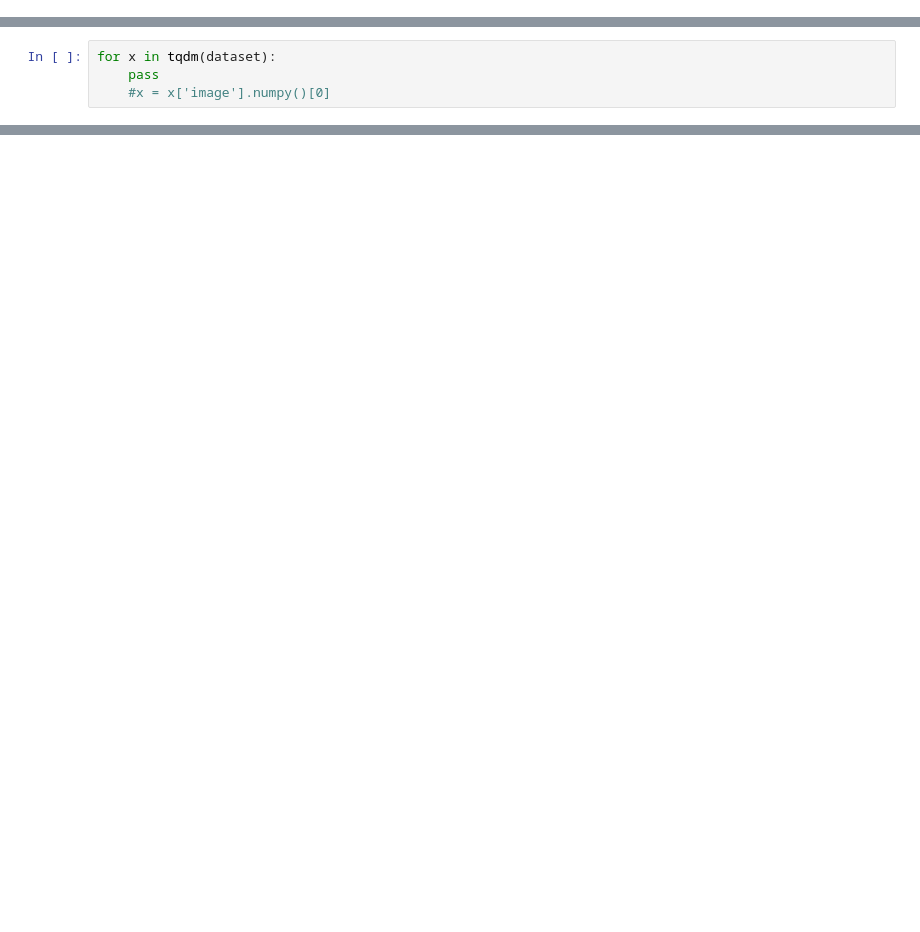
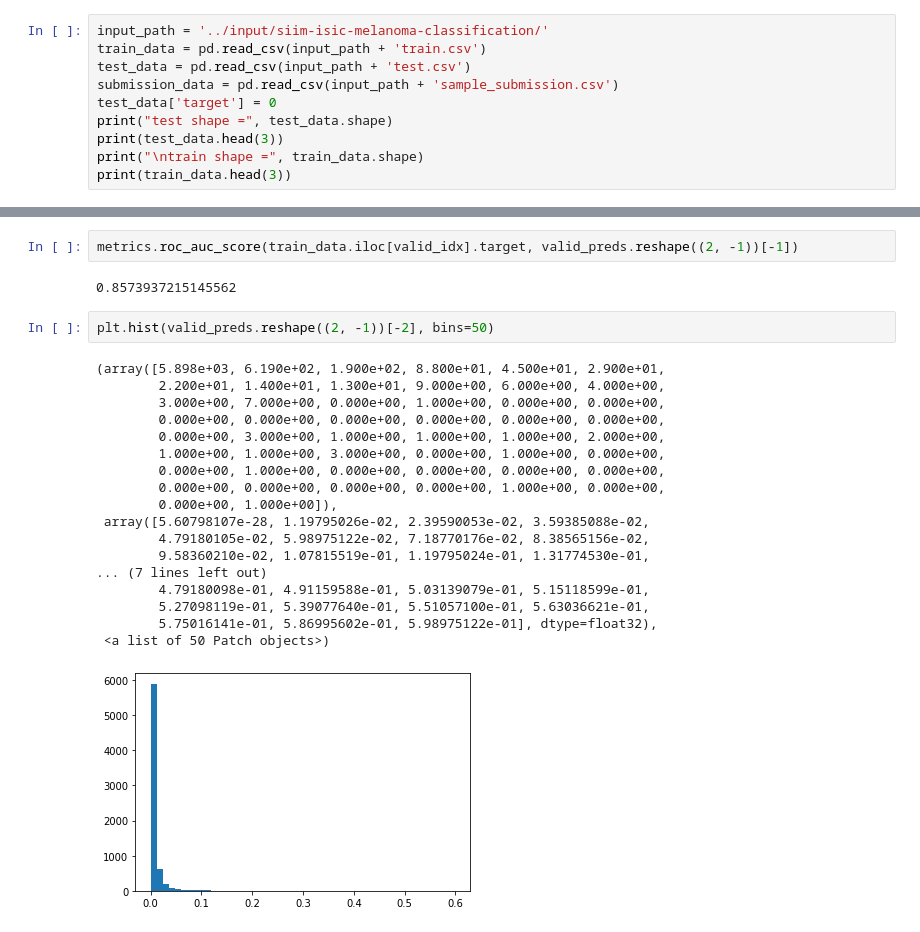
Before and after one commit to akensert/kaggle-siim-isic-melanoma-classification, a Jupyter notebook: src/main.ipynb, the cells around one changed output, grey strips where cells are left out. Drawn from its saved outputs; the diff is of its cells as text; blank space fills up the shorter version.

```diff
--- a/src/main.ipynb
+++ b/src/main.ipynb
@@ -36,0 +35,10 @@ train_data
+# %%
+input_path = '../input/siim-isic-melanoma-classification/'
+train_data = pd.read_csv(input_path + 'train.csv')
+test_data = pd.read_csv(input_path + 'test.csv')
+submission_data = pd.read_csv(input_path + 'sample_submission.csv')
+test_data['target'] = 0
+print("test shape =", test_data.shape)
+print(test_data.head(3))
+print("\ntrain shape =", train_data.shape)
+print(train_data.head(3))
@@ -151,4 +199,0 @@ dataset = get_dataset('train', 4)
-# %%
-for x in tqdm(dataset):
-    pass
-    #x = x['image'].numpy()[0]
@@ -183,0 +488,25 @@ plt.imshow(x[0][2].numpy())
+# %%
+metrics.roc_auc_score(train_data.iloc[valid_idx].target, valid_preds.reshape((2, -1))[-1])
+# %% [output]
+0.8573937215145562
+# %%
+plt.hist(valid_preds.reshape((2, -1))[-2], bins=50)
+# %% [output]
+(array([5.898e+03, 6.190e+02, 1.900e+02, 8.800e+01, 4.500e+01, 2.900e+01,
+        2.200e+01, 1.400e+01, 1.300e+01, 9.000e+00, 6.000e+00, 4.000e+00,
+        3.000e+00, 7.000e+00, 0.000e+00, 1.000e+00, 0.000e+00, 0.000e+00,
+        0.000e+00, 0.000e+00, 0.000e+00, 0.000e+00, 0.000e+00, 0.000e+00,
+        0.000e+00, 3.000e+00, 1.000e+00, 1.000e+00, 1.000e+00, 2.000e+00,
+        1.000e+00, 1.000e+00, 3.000e+00, 0.000e+00, 1.000e+00, 0.000e+00,
+        0.000e+00, 1.000e+00, 0.000e+00, 0.000e+00, 0.000e+00, 0.000e+00,
+        0.000e+00, 0.000e+00, 0.000e+00, 0.000e+00, 1.000e+00, 0.000e+00,
+        0.000e+00, 1.000e+00]),
+ array([5.60798107e-28, 1.19795026e-02, 2.39590053e-02, 3.59385088e-02,
+        4.79180105e-02, 5.98975122e-02, 7.18770176e-02, 8.38565156e-02,
+        9.58360210e-02, 1.07815519e-01, 1.19795024e-01, 1.31774530e-01,
+... (7 lines left out)
+        4.79180098e-01, 4.91159588e-01, 5.03139079e-01, 5.15118599e-01,
+        5.27098119e-01, 5.39077640e-01, 5.51057100e-01, 5.63036621e-01,
+        5.75016141e-01, 5.86995602e-01, 5.98975122e-01], dtype=float32),
+ <a list of 50 Patch objects>)
+[figure, added]
```
Also changed, not shown: parts of 16 cells of this notebook.
